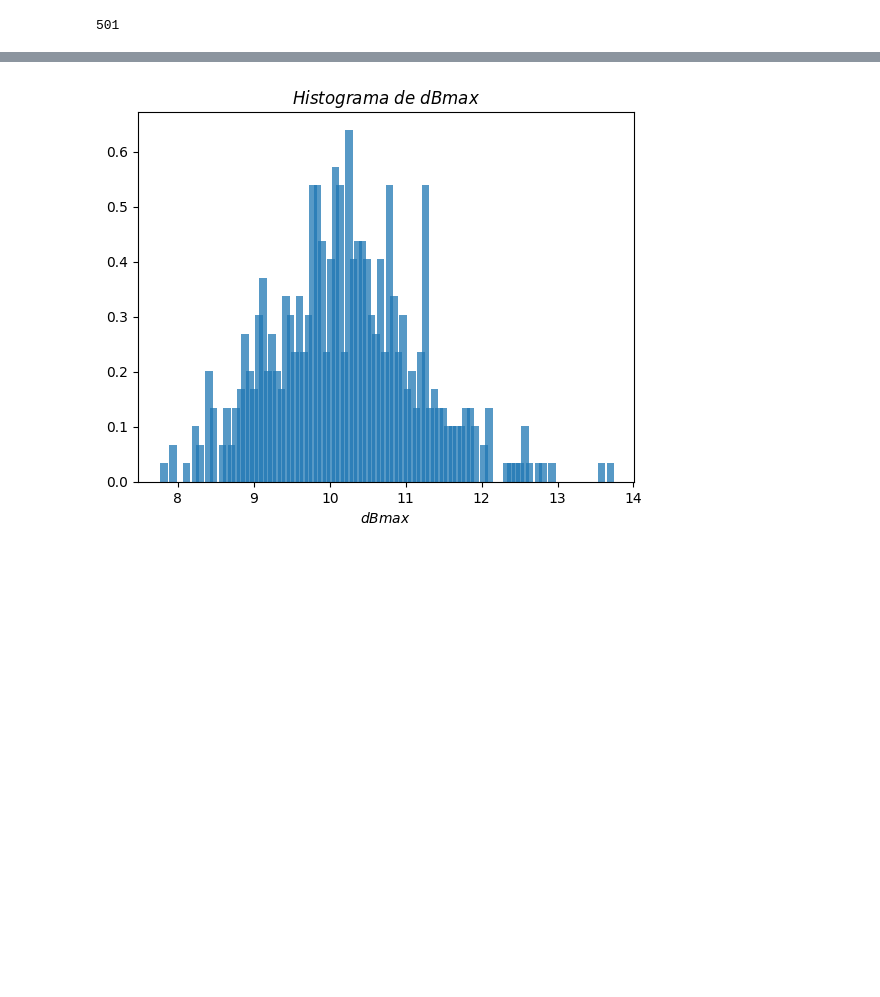
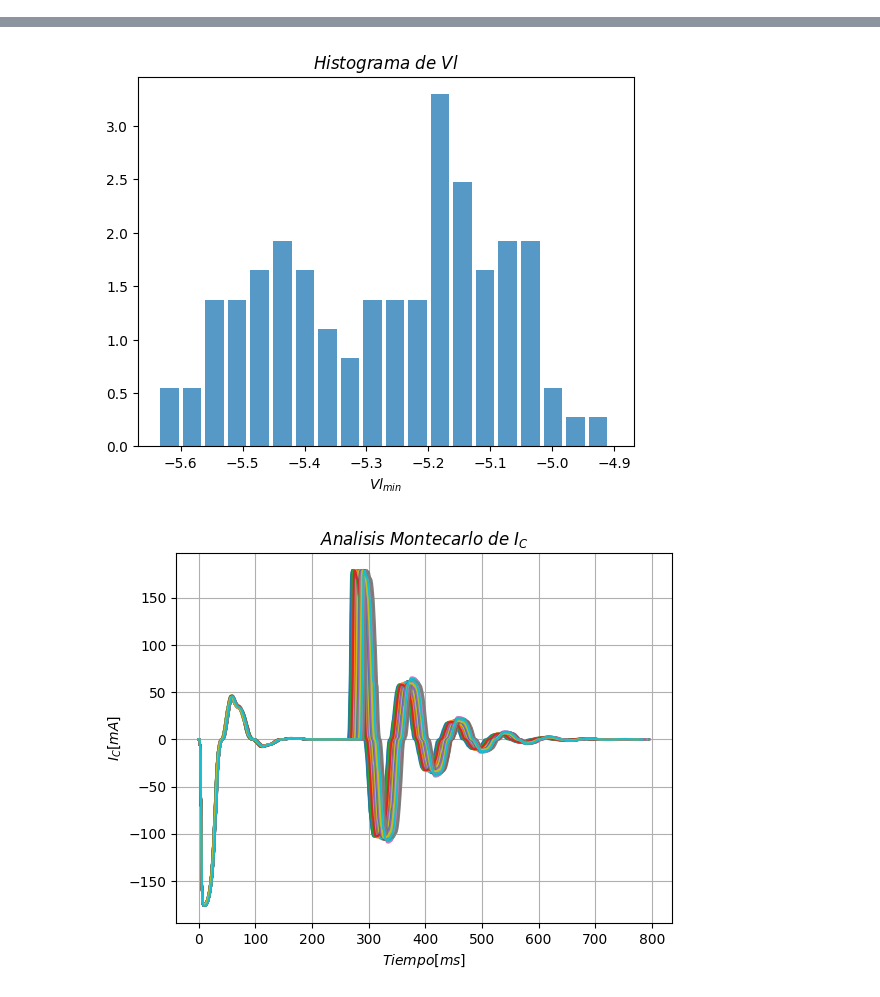
Before and after one commit to agussolari/electrotecnia_montecarloopamp_py, a Jupyter notebook: montecarlo.ipynb, the cells around one changed output, grey strips where cells are left out. Cells and saved outputs as stored; diff of their text form; code cells hidden in the pictures; blank space fills up the shorter version.

```diff
--- a/montecarlo.ipynb
+++ b/montecarlo.ipynb
@@ -3,43 +3,70 @@ import ltspice
 import numpy as np
 import matplotlib.pyplot as plt
 
-#Arreglo para histograma
-dBmax = []
-
 #Nombre del archivo .raw
-raw_file = "test.raw"
+raw_file = "./raws/RRC.raw"
 
 data = ltspice.Ltspice(raw_file)
 data.parse()
 
-#Obtengo los datos de frecuencia
-frec = data.get_frequency()
-print(data.getCaseNumber()) #Numero de casos a analizar por el montecarlo
+VLmin = []
+ICmax = []
+
+#print('La cantidad de graficos es: %d' %data.getCaseNumber()) #Numero de casos a analizar por el montecarlo
+
 
 for i in range(0, data.getCaseNumber() - 1):
-    nodesVout = data.get_data ('V(n002)', i)
-    nodesVin = data.get_data ('V(n003)', i)
-    db = np.array(nodesVout) / np.array(nodesVin)
+    nodesVl = data.get_data ('V(vl)', i)
+    Vl = np.array(nodesVl)
+    VLmin.append(min(Vl))
+    plt.plot(Vl, label='Vl')
 
-    dBmax.append(max(20*np.log10(db)))
 
-    plt.semilogx(frec, 20*np.log10(db), label='Vout/Vin')
-
-#Grafico de dB(f)
-plt.xlabel('$Frecuencia [Hz]$')
-plt.ylabel('$Magnitud [dB]$')
-plt.title('$Analisis$ $Montecarlo$ $de$ $dB(f)$')
+#Grafico de Vl(t)
+plt.xlabel('$Tiempo [ms]$')
+plt.ylabel('$V_{L} [V]$')
+plt.title('$Analisis$ $Montecarlo$ $de$ $V_{L}$')
 plt.grid(True)
 
 plt.show()
 
-#Grafico de histograma
-plt.title('$Histograma$ $de$ $dBmax$')#Titulo
-plt.xlabel('$dBmax$')#Etiqueta eje x
+#Hacer histograma de los valores minimos de Vl
+plt.title('$Histograma$ $de$ $Vl$')#Titulo
+plt.xlabel('$Vl_{min}$')#Etiqueta eje x
 
 #Ancho de las barras
-bin_width = 0.1
+bin_width = 0.03
 
-plt.hist(dBmax, width = bin_width , density= True ,bins=100, alpha=0.75)
+plt.hist(VLmin, width = bin_width , density= True ,bins=20, alpha=0.75)
+
+plt.show()
+
+
+
+#Hacer lo mismo pero para IC(C1)
+
+for i in range(0, data.getCaseNumber() - 1):
+    nodesIC = data.get_data ('I(C1)', i) *1000
+    IC = np.array(nodesIC)
+    ICmax.append(max(IC))
+    plt.plot(IC, label='IC')
+
+#Grafico de Ic(t)
+plt.xlabel('$Tiempo [ms]$')
+plt.ylabel('$I_{C} [mA]$')
+plt.title('$Analisis$ $Montecarlo$ $de$ $I_{C}$')
+plt.grid(True)
+
+plt.show()
+
+#Hacer histograma de los valores maximos de IC
+plt.title('$Histograma$ $de$ $Ic$')#Titulo
+plt.xlabel('$Ic_{max}$')#Etiqueta eje x
+
+#Ancho de las barras
+bin_width = 0.08
+
+plt.hist(ICmax, width = bin_width , density= True ,bins=20, alpha=0.75)
+
+plt.show()
 # %% [output]
-501
@@ -64 +74,2 @@ plt.hist(dBmax, width = bin_width , density= True ,bins=100, alpha=0.75)
-[figure, old version]
+[figure, new version]
+[figure, added]
```
Also changed, not shown: parts of 4 cells of this notebook, 25 other files.
